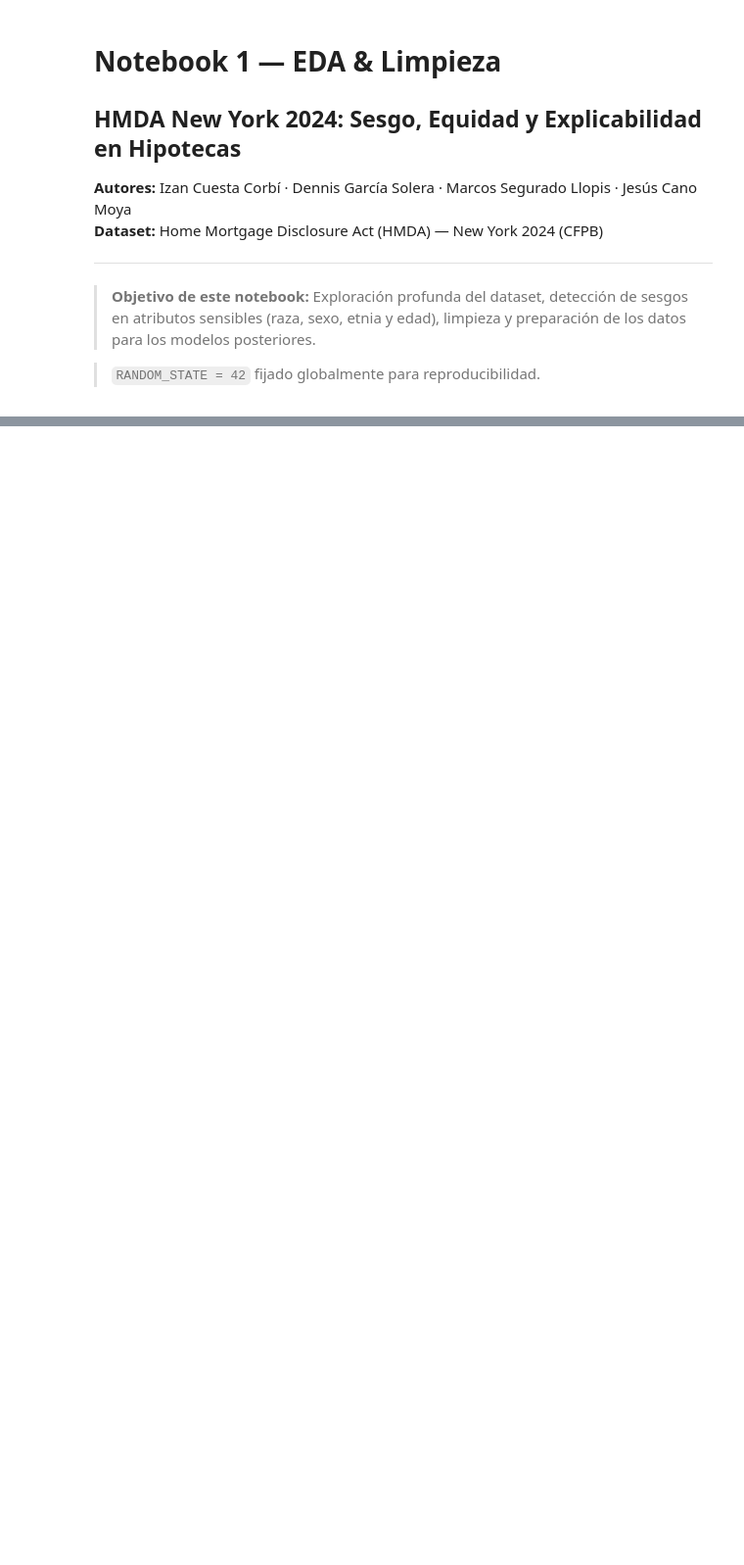
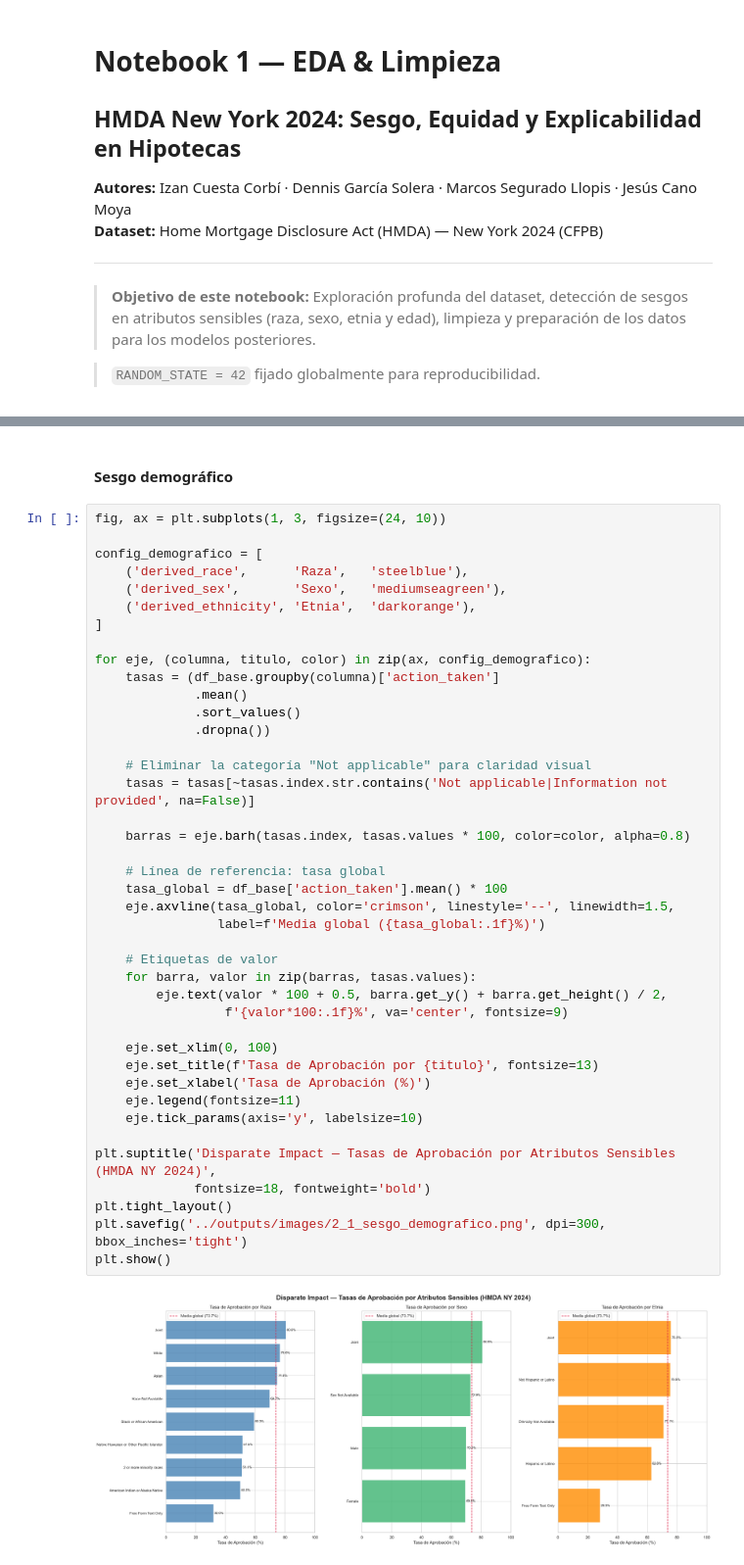
Before and after one commit to jcm204/aa-proyecto-german-credit, a Jupyter notebook: notebooks/01_EDA_Limpieza.ipynb, the cells around one changed output, grey strips where cells are left out. Shown at 98% size. Drawn from its saved outputs; the diff is of its cells as text; blank space fills up the shorter version.

```diff
--- a/notebooks/01_EDA_Limpieza.ipynb
+++ b/notebooks/01_EDA_Limpieza.ipynb
@@ -114,0 +345,45 @@ co-applicant_race-1                38     0.01
+# %% [markdown]
+#### Sesgo demográfico
+# %%
+fig, ax = plt.subplots(1, 3, figsize=(24, 10))
+
+config_demografico = [
+    ('derived_race',      'Raza',   'steelblue'),
+    ('derived_sex',       'Sexo',   'mediumseagreen'),
+    ('derived_ethnicity', 'Etnia',  'darkorange'),
+]
+
+for eje, (columna, titulo, color) in zip(ax, config_demografico):
+    tasas = (df_base.groupby(columna)['action_taken']
+             .mean()
+             .sort_values()
+             .dropna())
+
+    # Eliminar la categoría "Not applicable" para claridad visual
+    tasas = tasas[~tasas.index.str.contains('Not applicable|Information not provided', na=False)]
+
+    barras = eje.barh(tasas.index, tasas.values * 100, color=color, alpha=0.8)
+
+    # Línea de referencia: tasa global
+    tasa_global = df_base['action_taken'].mean() * 100
+    eje.axvline(tasa_global, color='crimson', linestyle='--', linewidth=1.5,
+                label=f'Media global ({tasa_global:.1f}%)')
+
+    # Etiquetas de valor
+    for barra, valor in zip(barras, tasas.values):
+        eje.text(valor * 100 + 0.5, barra.get_y() + barra.get_height() / 2,
+                 f'{valor*100:.1f}%', va='center', fontsize=9)
+
+    eje.set_xlim(0, 100)
+    eje.set_title(f'Tasa de Aprobación por {titulo}', fontsize=13)
+    eje.set_xlabel('Tasa de Aprobación (%)')
+    eje.legend(fontsize=11)
+    eje.tick_params(axis='y', labelsize=10)
+
+plt.suptitle('Disparate Impact — Tasas de Aprobación por Atributos Sensibles (HMDA NY 2024)',
+             fontsize=18, fontweight='bold')
+plt.tight_layout()
+plt.savefig('../outputs/images/2_1_sesgo_demografico.png', dpi=300, bbox_inches='tight')
+plt.show()
+# %% [output]
+[figure, added]
```
Also changed, not shown: parts of 62 cells of this notebook.
